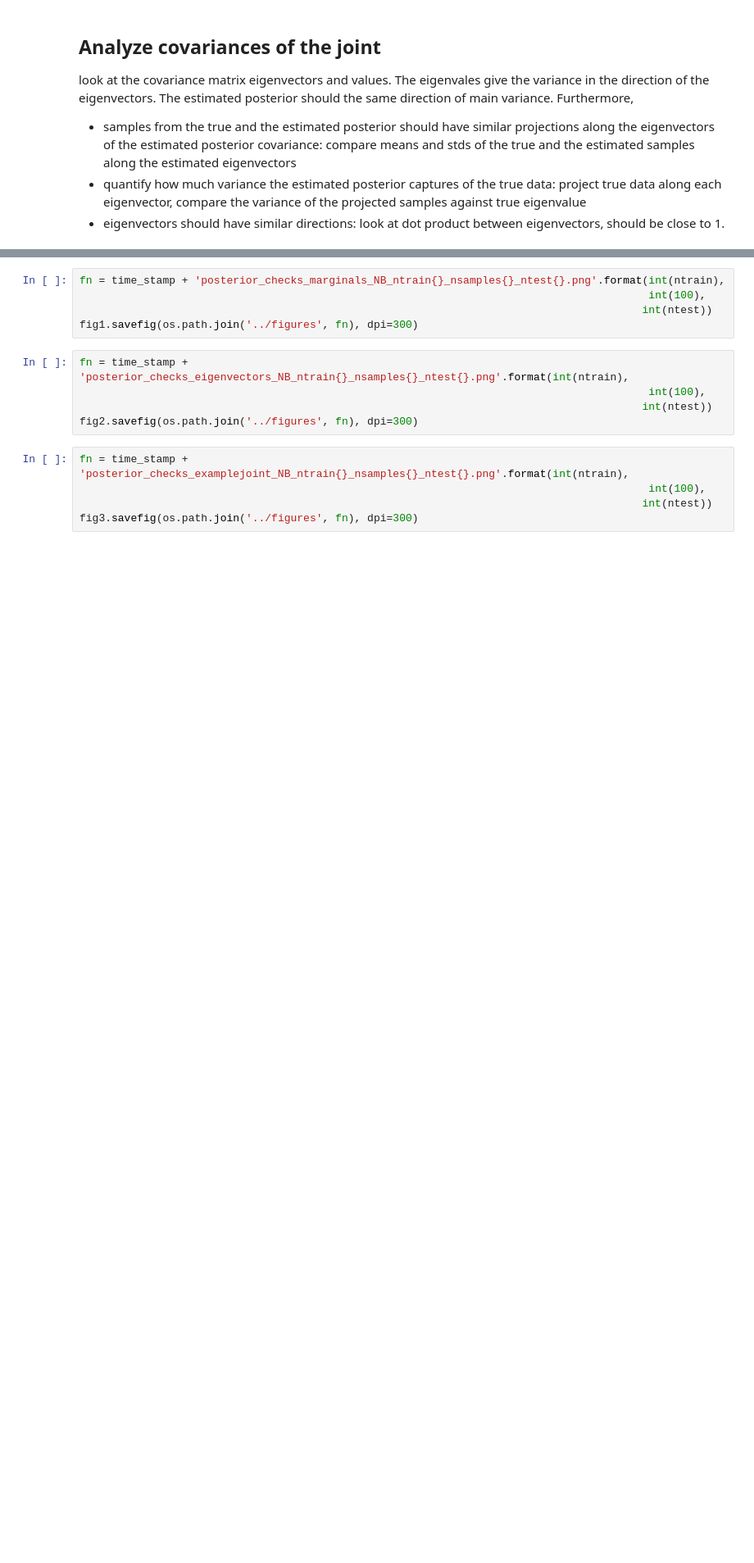
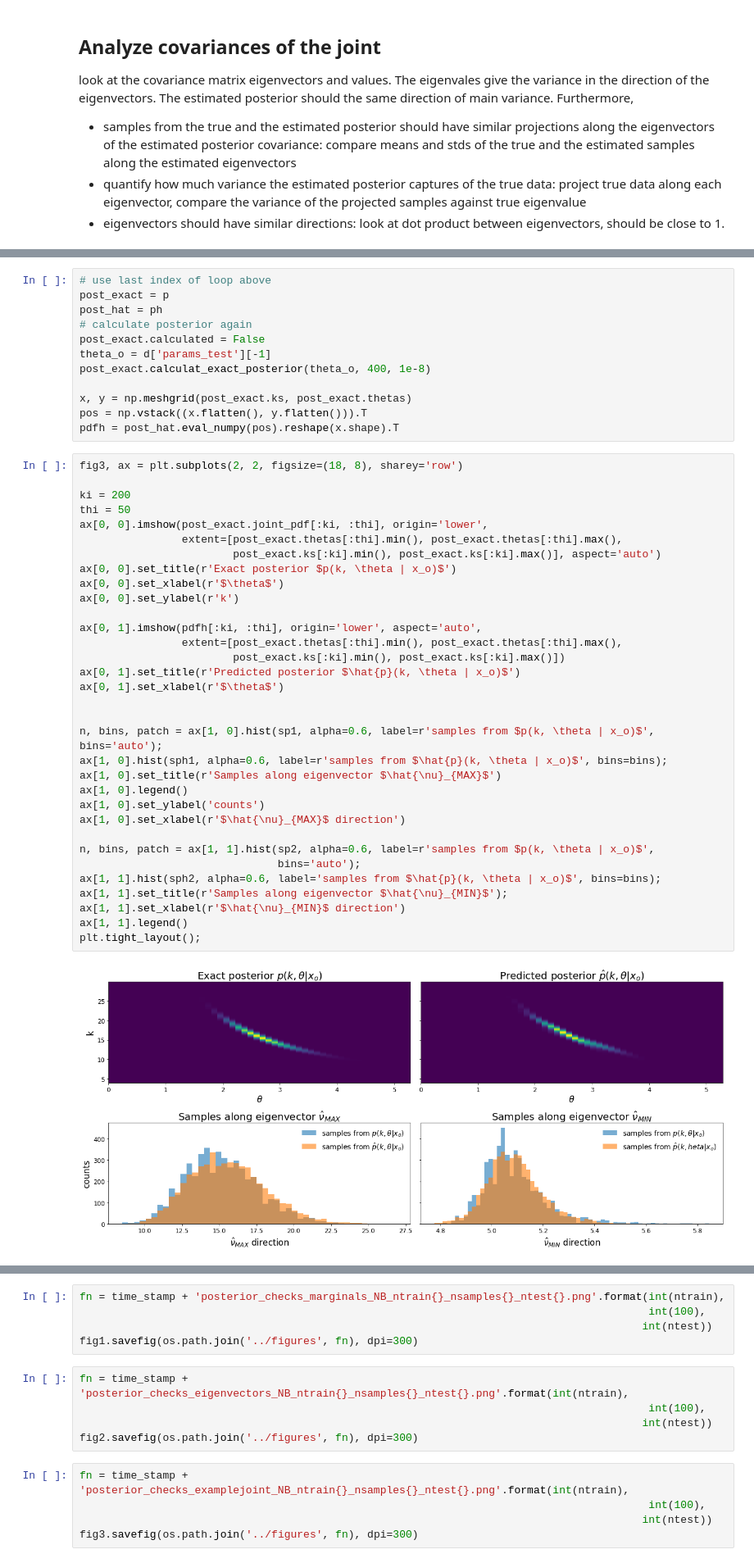
Before and after one commit to janfb/mcabc, a Jupyter notebook: notebooks/ModelComparison_ToyExample_PosteriorChecksNB_Figures.ipynb, the cells around one changed output, grey strips where cells are left out. Shown at 82% size. Cells and saved outputs as stored; diff of their text form; blank space fills up the shorter version.

```diff
--- a/notebooks/ModelComparison_ToyExample_PosteriorChecksNB_Figures.ipynb
+++ b/notebooks/ModelComparison_ToyExample_PosteriorChecksNB_Figures.ipynb
@@ -233,3 +297,50 @@ for i, (p, ph) in enumerate(zip(ps, ps_hat)):
+# %%
+# use last index of loop above
+post_exact = p
+post_hat = ph
+# calculate posterior again
+post_exact.calculated = False
+theta_o = d['params_test'][-1]
+post_exact.calculat_exact_posterior(theta_o, 400, 1e-8)
+
+x, y = np.meshgrid(post_exact.ks, post_exact.thetas)
+pos = np.vstack((x.flatten(), y.flatten())).T
+pdfh = post_hat.eval_numpy(pos).reshape(x.shape).T
+# %%
+fig3, ax = plt.subplots(2, 2, figsize=(18, 8), sharey='row')
+
+ki = 200
+thi = 50
+ax[0, 0].imshow(post_exact.joint_pdf[:ki, :thi], origin='lower',
+                extent=[post_exact.thetas[:thi].min(), post_exact.thetas[:thi].max(),
+                        post_exact.ks[:ki].min(), post_exact.ks[:ki].max()], aspect='auto')
+ax[0, 0].set_title(r'Exact posterior $p(k, \theta | x_o)$')
+ax[0, 0].set_xlabel(r'$\theta$')
+ax[0, 0].set_ylabel(r'k')
+
+ax[0, 1].imshow(pdfh[:ki, :thi], origin='lower', aspect='auto',
+                extent=[post_exact.thetas[:thi].min(), post_exact.thetas[:thi].max(),
+                        post_exact.ks[:ki].min(), post_exact.ks[:ki].max()])
+ax[0, 1].set_title(r'Predicted posterior $\hat{p}(k, \theta | x_o)$')
+ax[0, 1].set_xlabel(r'$\theta$')
+
+
+n, bins, patch = ax[1, 0].hist(sp1, alpha=0.6, label=r'samples from $p(k, \theta | x_o)$', bins='auto');
+ax[1, 0].hist(sph1, alpha=0.6, label=r'samples from $\hat{p}(k, \theta | x_o)$', bins=bins);
+ax[1, 0].set_title(r'Samples along eigenvector $\hat{\nu}_{MAX}$')
+ax[1, 0].legend()
+ax[1, 0].set_ylabel('counts')
+ax[1, 0].set_xlabel(r'$\hat{\nu}_{MAX}$ direction')
+
+n, bins, patch = ax[1, 1].hist(sp2, alpha=0.6, label=r'samples from $p(k, \theta | x_o)$',
+                               bins='auto');
+ax[1, 1].hist(sph2, alpha=0.6, label='samples from $\hat{p}(k, \theta | x_o)$', bins=bins);
+ax[1, 1].set_title(r'Samples along eigenvector $\hat{\nu}_{MIN}$');
+ax[1, 1].set_xlabel(r'$\hat{\nu}_{MIN}$ direction')
+ax[1, 1].legend()
+plt.tight_layout();
+# %% [output]
+[figure, added]
 # %%
 fig2, ax = plt.subplots(2, 4, figsize=(18, 6))
 
```
Also changed, not shown: parts of 12 cells of this notebook.
